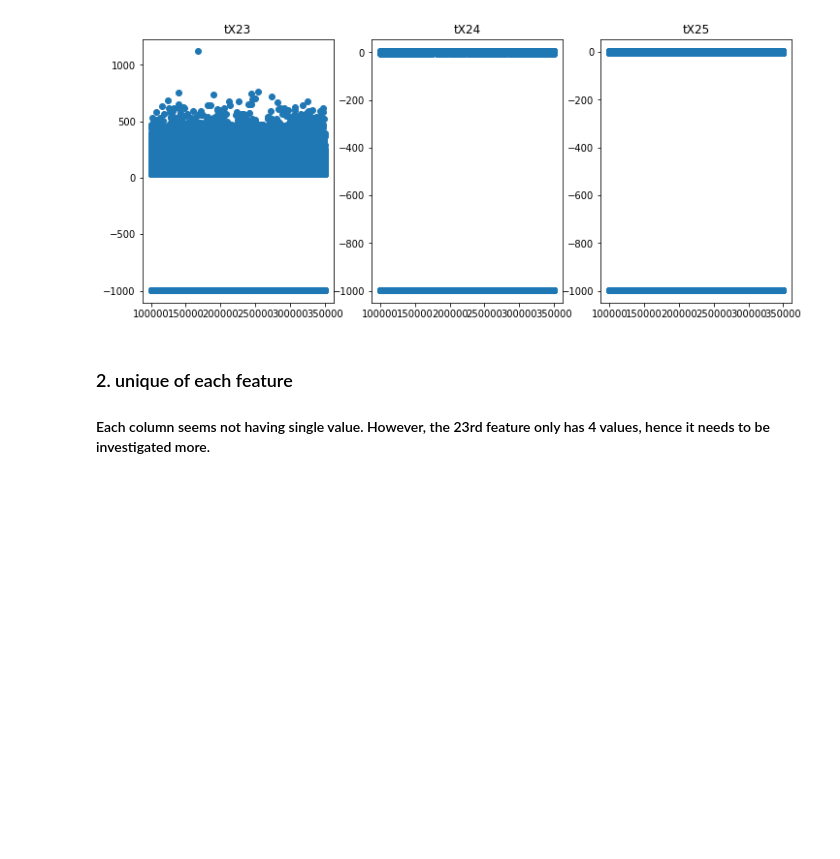
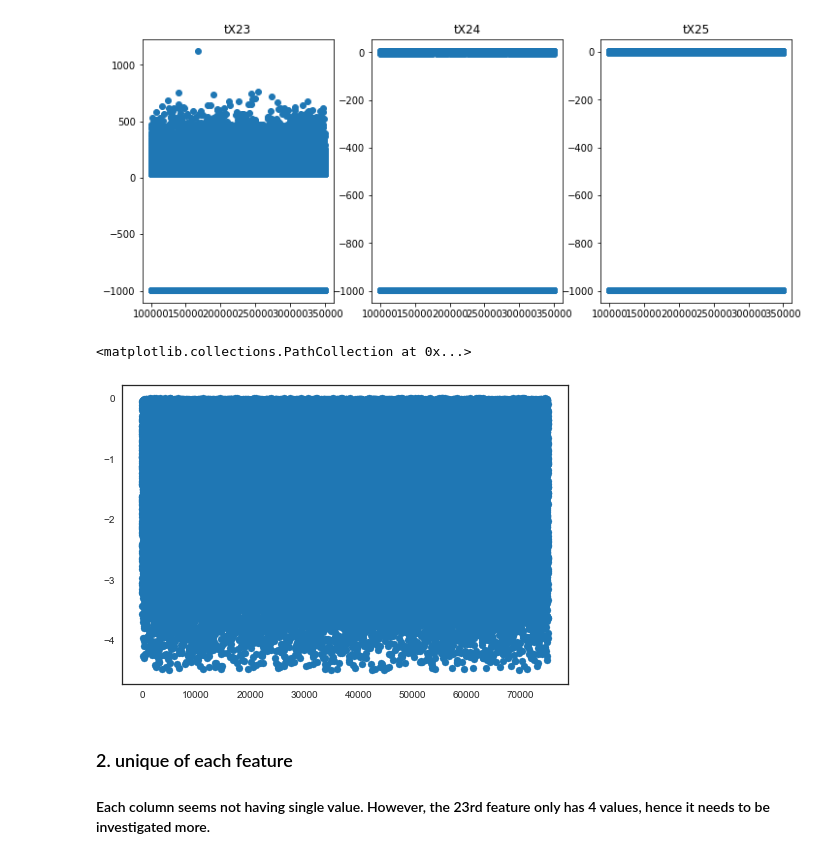
Before and after one commit to pistache23/ML_Proj1, a Jupyter notebook: scripts/project1.ipynb, the cells around one changed output. Drawn from its saved outputs; the diff is of its cells as text; code cells hidden in the pictures; blank space fills up the shorter version.

```diff
--- a/scripts/project1.ipynb
+++ b/scripts/project1.ipynb
@@ -110,6 +110,12 @@ ax3.set_title('tX25')
 # %% [output]
 Text(0.5, 1.0, 'tX25')
 [figure]
+# %%
+plt.scatter(range(len(tX[(tX[:,24] < 0) & (tX[:,24] > -9)][:,24])), \
+            tX[(tX[:,24] < 0) & (tX[:,24] > -9)][:,24])
+# %% [output]
+<matplotlib.collections.PathCollection at 0x...>
+[figure, added]
 # %% [markdown]
 ### 2. unique of each feature
 #### Each column seems not having single value. However, the 23rd feature only has 4 values, hence it needs to be investigated more.
```
